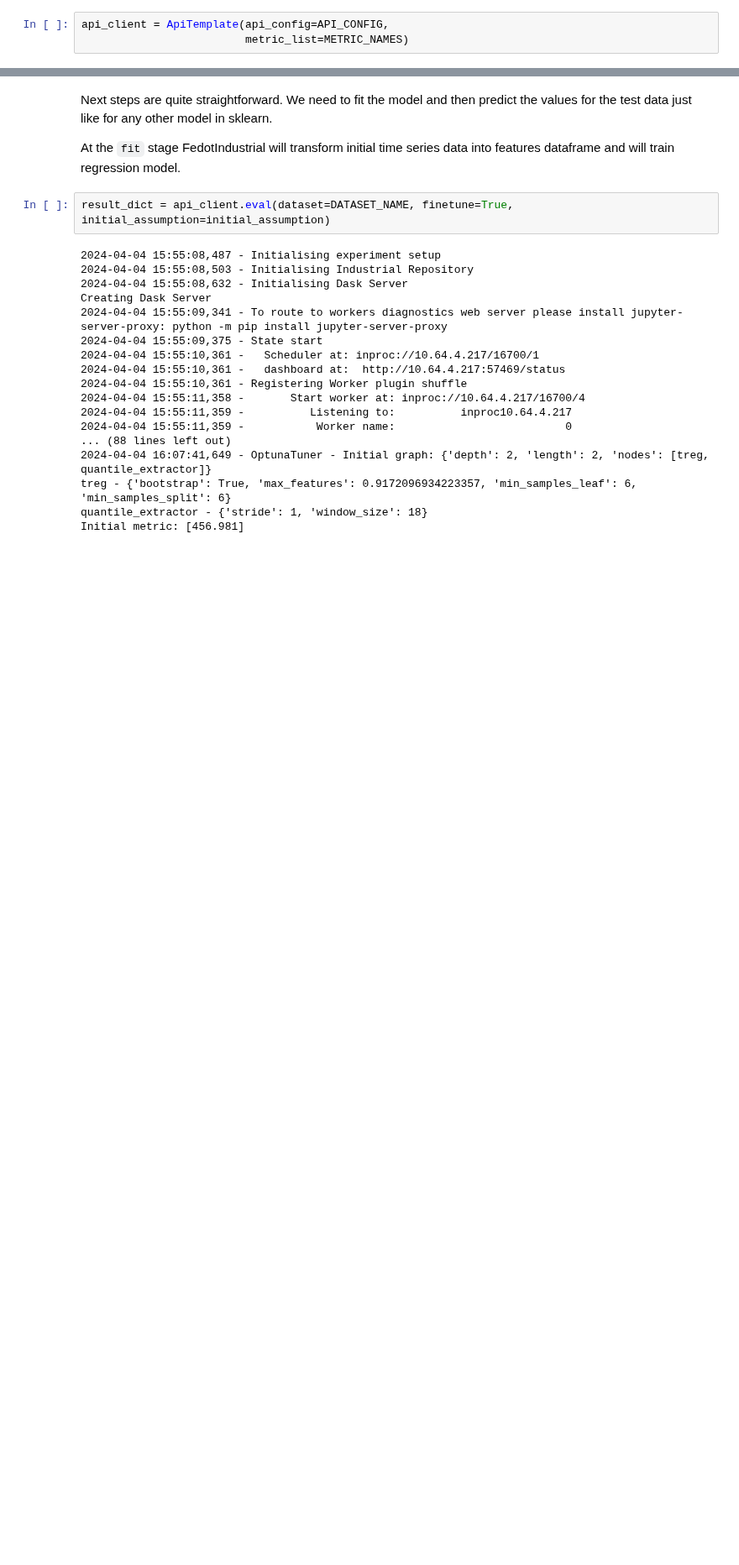
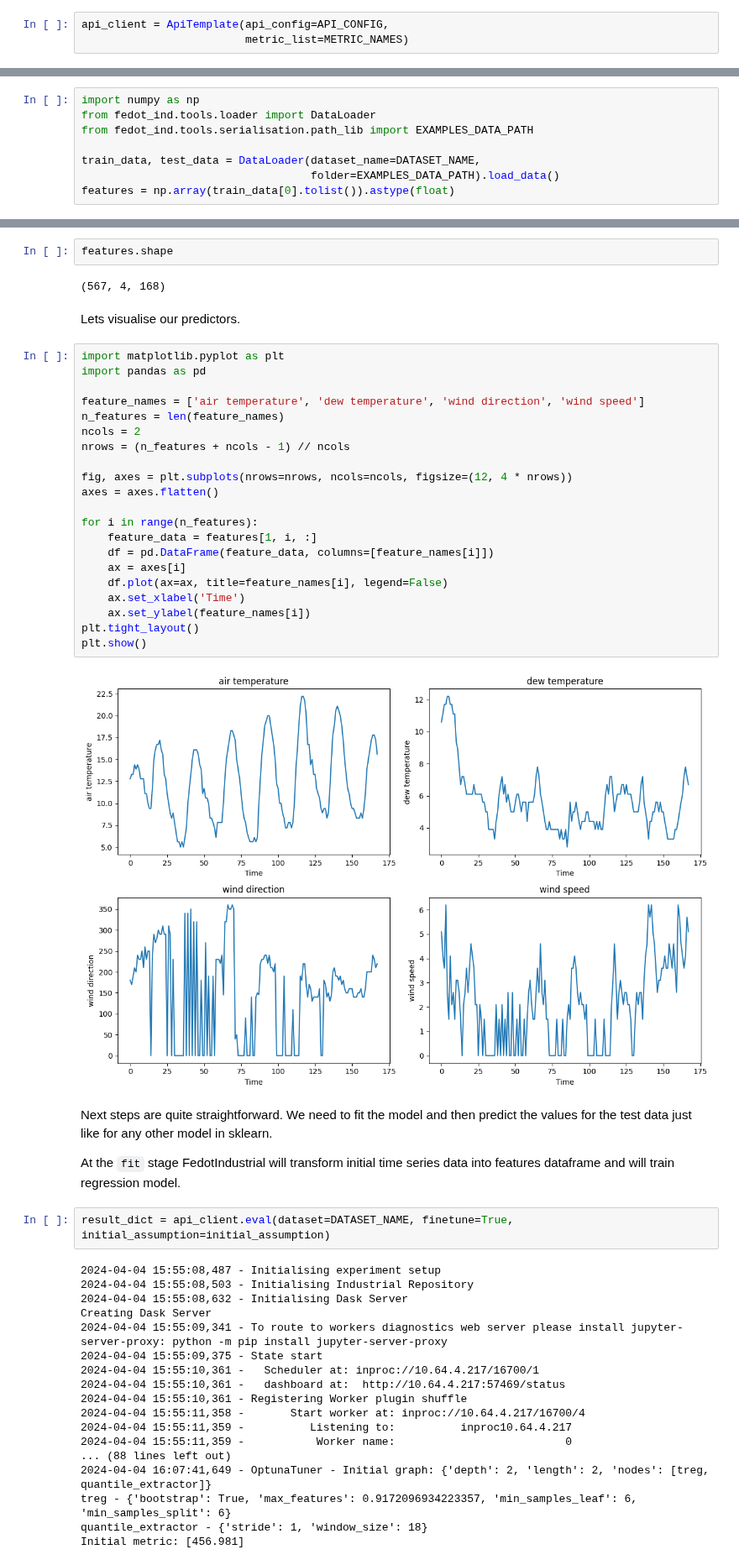
Before and after one commit to aimclub/Fedot.Industrial, a Jupyter notebook: examples/real_world_examples/industrial_examples/energy_monitoring/ts_regression/building_energy_consumption_electricity.ipynb, the cells around one changed output, grey strips where cells are left out. Shown at 84% size. Drawn from its saved outputs; the diff is of its cells as text; blank space fills up the shorter version.

Commit message:
fix: add data loading and path specs to building_energy_consumption_electricity

```diff
--- a/examples/real_world_examples/industrial_examples/energy_monitoring/ts_regression/building_energy_consumption_electricity.ipynb
+++ b/examples/real_world_examples/industrial_examples/energy_monitoring/ts_regression/building_energy_consumption_electricity.ipynb
@@ -37,0 +32,8 @@ api_client = ApiTemplate(api_config=API_CONFIG,
+# %%
+import numpy as np
+from fedot_ind.tools.loader import DataLoader
+from fedot_ind.tools.serialisation.path_lib import EXAMPLES_DATA_PATH
+
+train_data, test_data = DataLoader(dataset_name=DATASET_NAME,
+                                   folder=EXAMPLES_DATA_PATH).load_data()
+features = np.array(train_data[0].tolist()).astype(float)
@@ -38,3 +43,32 @@ api_client = ApiTemplate(api_config=API_CONFIG,
+# %%
+features.shape
+# %% [output]
+(567, 4, 168)
+# %% [markdown]
+Lets visualise our predictors.
+# %%
+import matplotlib.pyplot as plt
+import pandas as pd
+
+feature_names = ['air temperature', 'dew temperature', 'wind direction', 'wind speed']
+n_features = len(feature_names)
+ncols = 2
+nrows = (n_features + ncols - 1) // ncols
+
+fig, axes = plt.subplots(nrows=nrows, ncols=ncols, figsize=(12, 4 * nrows))
+axes = axes.flatten()
+
+for i in range(n_features):
+    feature_data = features[1, i, :]
+    df = pd.DataFrame(feature_data, columns=[feature_names[i]])
+    ax = axes[i]
+    df.plot(ax=ax, title=feature_names[i], legend=False)
+    ax.set_xlabel('Time')
+    ax.set_ylabel(feature_names[i])
+plt.tight_layout()
+plt.show()
+# %% [output]
+[figure, added]
 # %% [markdown]
 Next steps are quite straightforward. We need to fit the model and then predict the values for the test data just like for any other model in sklearn.
 
```
Also changed, not shown: parts of 11 cells of this notebook.
